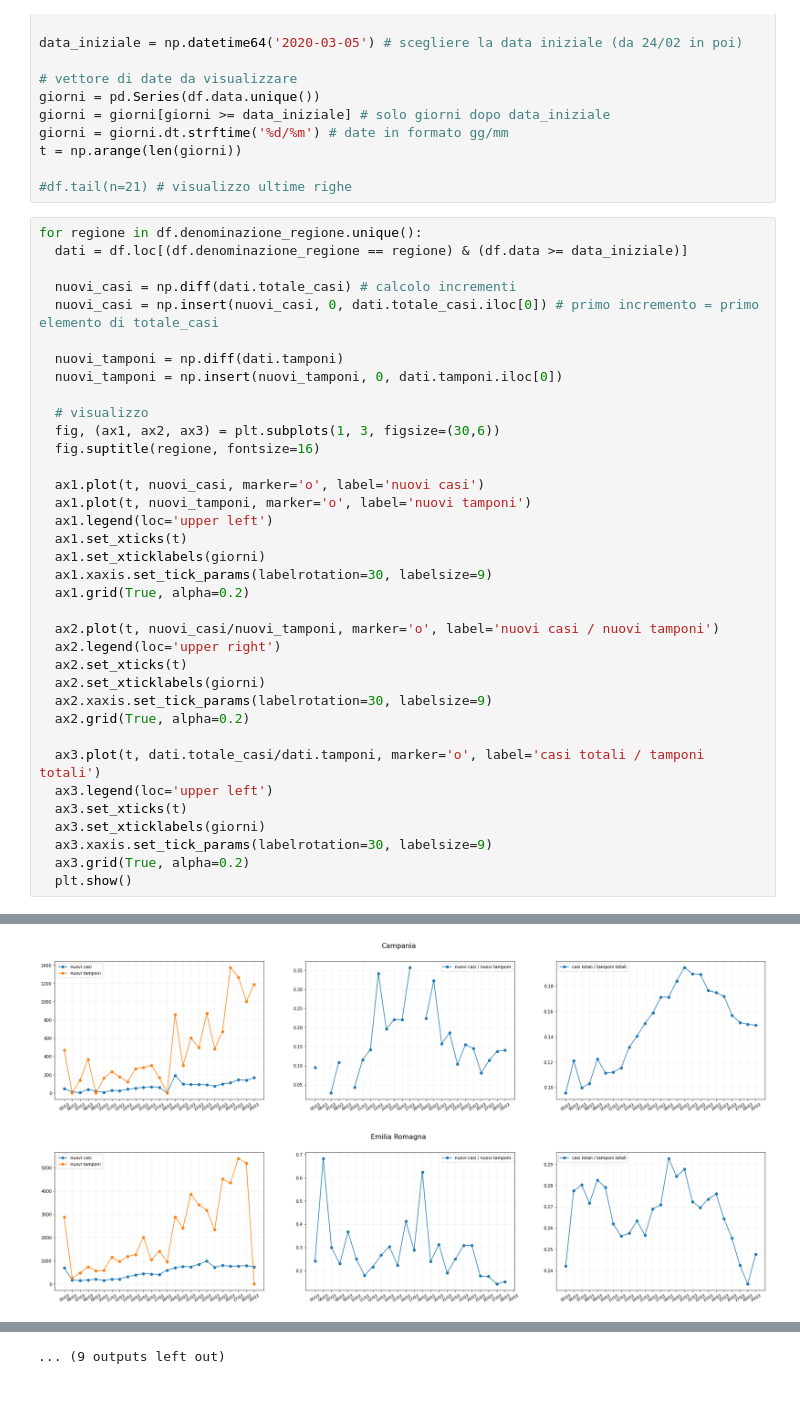
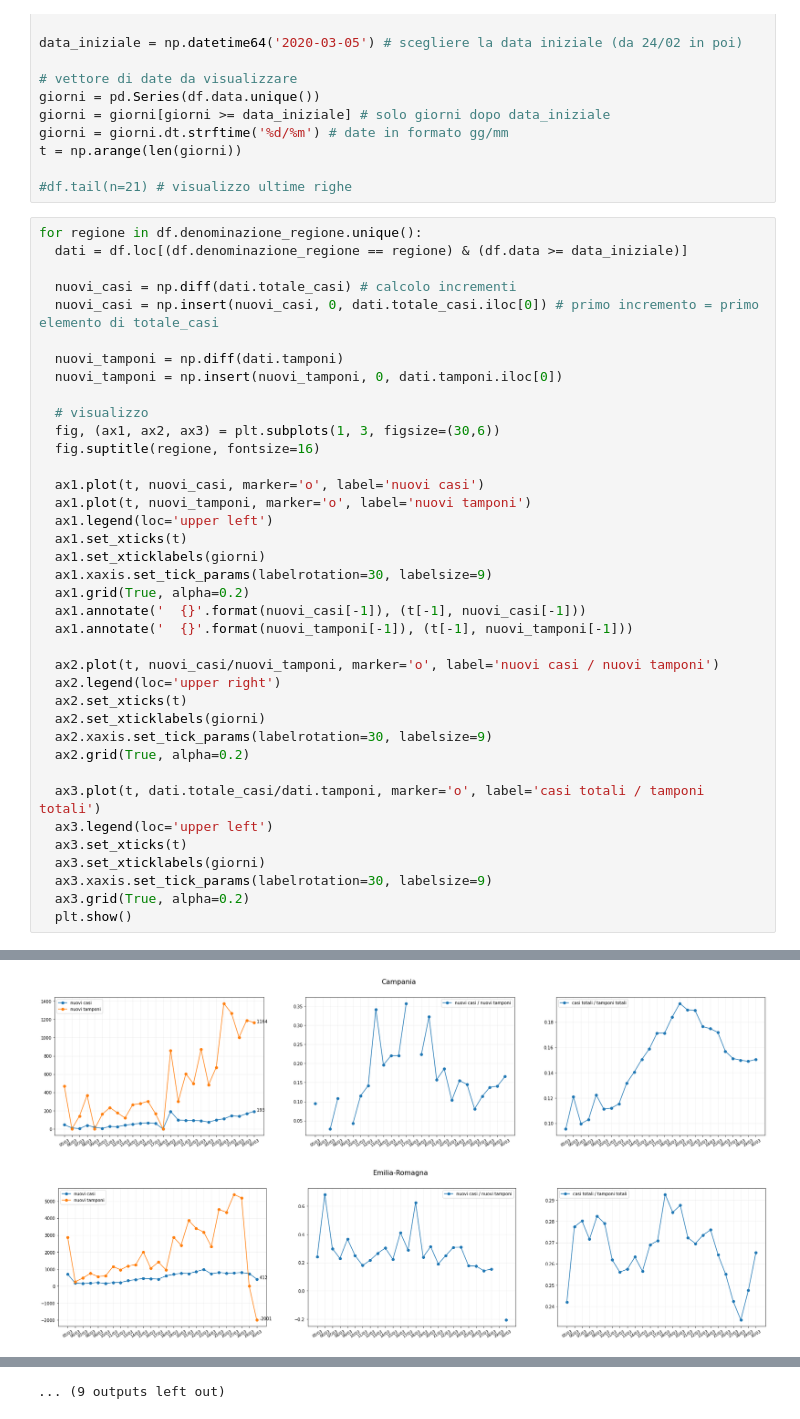
Before and after one commit to pietroventurini/predict-COVID19, a Jupyter notebook: Predicting_the_spread_of_COVID_19.ipynb, the cells around one changed output, grey strips where cells are left out. Drawn from its saved outputs; the diff is of its cells as text.

```diff
--- a/Predicting_the_spread_of_COVID_19.ipynb
+++ b/Predicting_the_spread_of_COVID_19.ipynb
@@ -276,6 +276,8 @@ for regione in df.denominazione_regione.unique():
   ax1.set_xticklabels(giorni)
   ax1.xaxis.set_tick_params(labelrotation=30, labelsize=9)
   ax1.grid(True, alpha=0.2)
+  ax1.annotate('  {}'.format(nuovi_casi[-1]), (t[-1], nuovi_casi[-1]))
+  ax1.annotate('  {}'.format(nuovi_tamponi[-1]), (t[-1], nuovi_tamponi[-1]))
 
   ax2.plot(t, nuovi_casi/nuovi_tamponi, marker='o', label='nuovi casi / nuovi tamponi')
   ax2.legend(loc='upper right')
@@ -299,2 +301,2 @@ for regione in df.denominazione_regione.unique():
-[figure, old version]
+[figure, new version]
-[figure, old version]
+[figure, new version]
```
Also changed, not shown: parts of 3 cells of this notebook.
